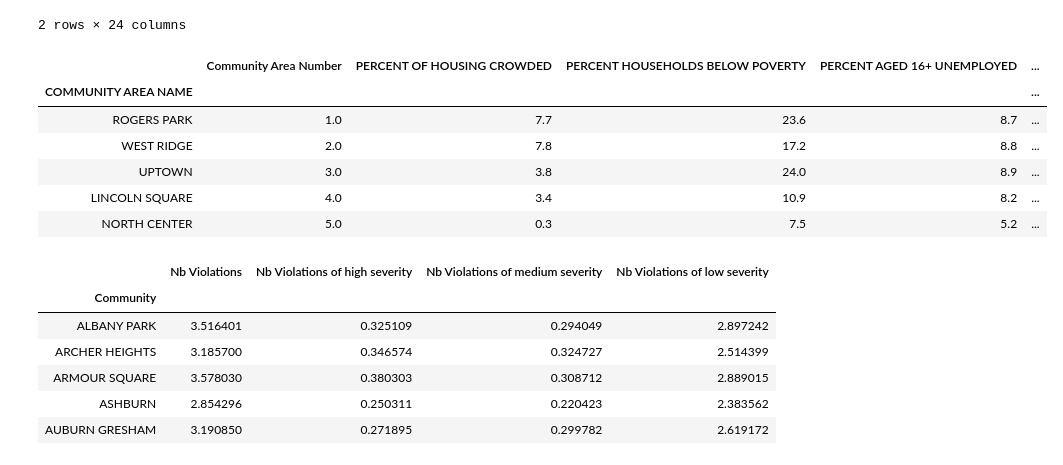
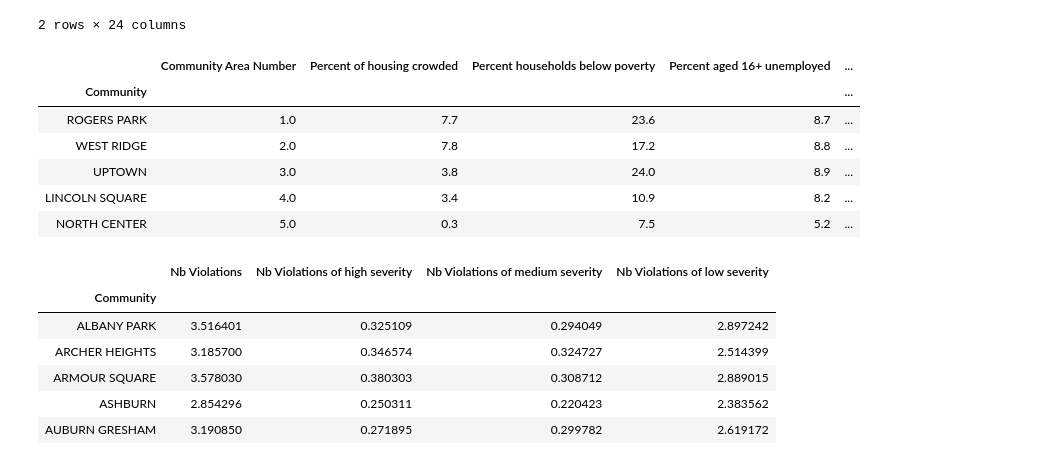
Before and after one commit to VodopaDev/CS401-Chicago-Crime-Analysis, a Jupyter notebook: areas.ipynb, the cells around one changed output. Saved outputs shown, nothing was run; the diff lists cells and outputs as text; code cells hidden in the pictures.

```diff
--- a/areas.ipynb
+++ b/areas.ipynb
@@ -14,12 +14,12 @@ df.head(2)
 | 1 | 2320509 | TAQUERIA EL DORADO | TAQUERIA EL DORADO | 2694960 | Restaurant | High | 2114 W LAWRENCE AVE | 60625 | ... |
 2 rows × 24 columns
 # %%
-community_areas = pd.read_csv('resources/community_areas_infos.csv', delimiter=',').set_index('COMMUNITY AREA NAME')
+community_areas = pd.read_csv('resources/community_areas_infos.csv', delimiter=',').set_index('Community')
 community_areas.index = community_areas.index.str.upper()
 community_areas.head()
 # %% [output]
-|  | Community Area Number | PERCENT OF HOUSING CROWDED | PERCENT HOUSEHOLDS BELOW POVERTY | PERCENT AGED 16+ UNEMPLOYED | ... |
-| COMMUNITY AREA NAME |  |  |  |  | ... |
+|  | Community Area Number | Percent of housing crowded | Percent households below poverty | Percent aged 16+ unemployed | ... |
+| Community |  |  |  |  | ... |
 | ROGERS PARK | 1.0 | 7.7 | 23.6 | 8.7 | ... |
 | WEST RIDGE | 2.0 | 7.8 | 17.2 | 8.8 | ... |
 | UPTOWN | 3.0 | 3.8 | 24.0 | 8.9 | ... |
```
Also changed, not shown: parts of 4 cells of this notebook, 1 other file.
